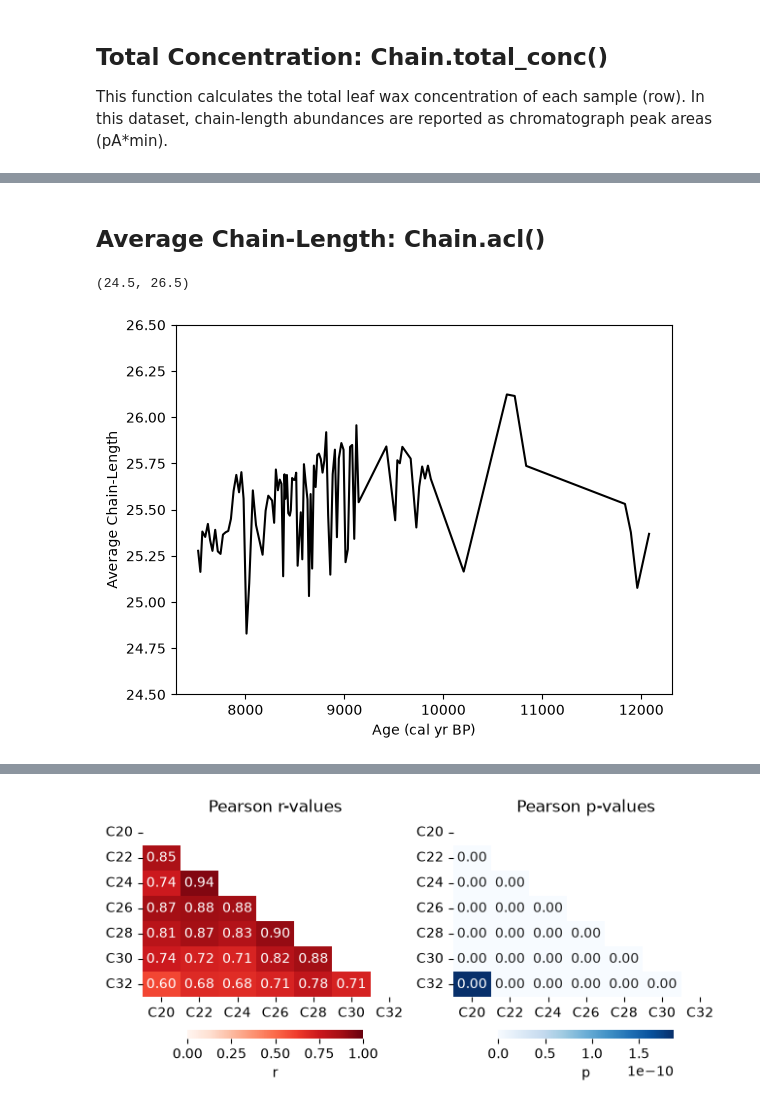
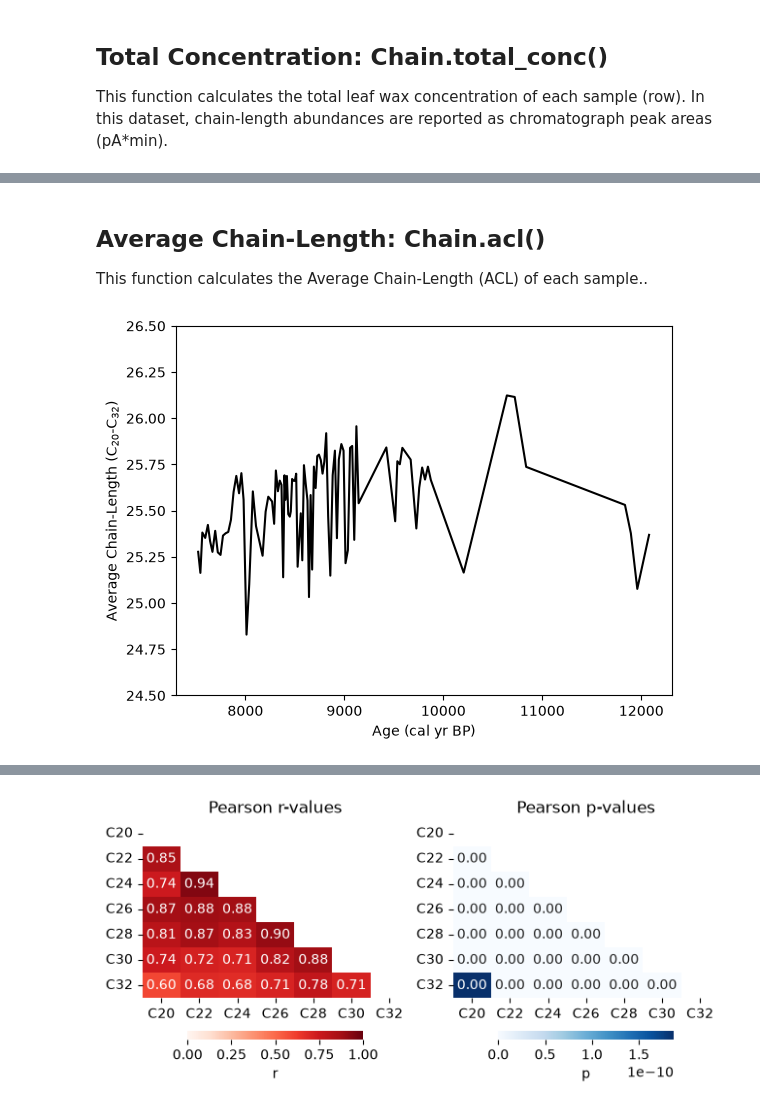
Before and after one commit to kurtlindberg/leafwaxtools, a Jupyter notebook: notebooks/leafwaxtools_Chain_tutorial.ipynb, the cells around one changed output, grey strips where cells are left out. Cells and saved outputs as stored; diff of their text form; code cells hidden in the pictures.

```diff
--- a/notebooks/leafwaxtools_Chain_tutorial.ipynb
+++ b/notebooks/leafwaxtools_Chain_tutorial.ipynb
@@ -163,16 +172,19 @@ ax.legend()
 # %% [markdown]
 ## Average Chain-Length: Chain.acl()
+
+This function calculates the Average Chain-Length (ACL) of each sample..
 # %%
 cf8sed_nacid_chain_acl = Chain(cf8sed_nacid_chain_df).acl(chain_lengths=cf8_chain_lengths)
 
 
 fig, ax = plt.subplots()
 ax.plot(cf8sed_data_df.ageMedian, cf8sed_nacid_chain_acl, color='black')
 ax.set_xlabel("Age (cal yr BP)")
-ax.set_ylabel("Average Chain-Length")
+ax.set_ylabel(u"Average Chain-Length (C$_{20}$-C$_{32}$)")
 ax.set_ylim([24.5,26.5])
+
+plt.show()
 # %% [output]
-(24.5, 26.5)
-[figure, old version]
+[figure, new version]
 # %% [markdown]
 ## Carbon Preference Index: Chain.cpi()
```
Also changed, not shown: parts of 17 cells of this notebook.
